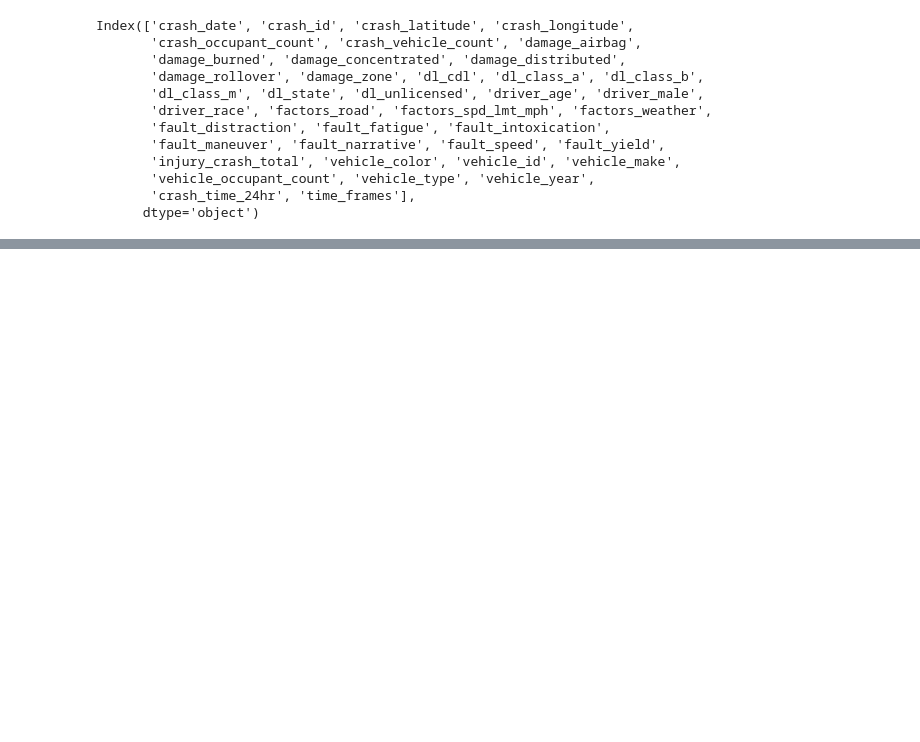
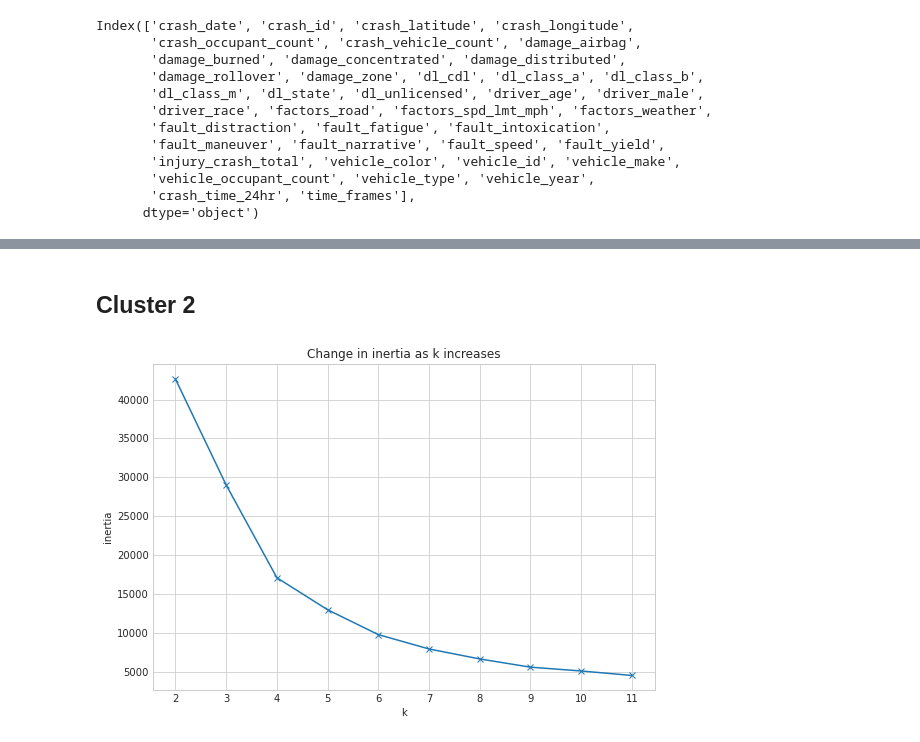
Before and after one commit to RAXR-Capstone/project_danger_zone, a Jupyter notebook: work_space/RobertWorkspace/robert_scratch-Copy1.ipynb, the cells around one changed output, grey strips where cells are left out. Saved outputs shown, nothing was run; the diff lists cells and outputs as text; code cells hidden in the pictures; blank space fills up the shorter version.

```diff
--- a/work_space/RobertWorkspace/robert_scratch-Copy1.ipynb
+++ b/work_space/RobertWorkspace/robert_scratch-Copy1.ipynb
@@ -348,0 +392,7 @@ plt.show()
+# %%
+#Prints out inertia of k
+for k in range(2, 14):
+    kmeans = KMeans(n_clusters= k)
+    kmeans.fit(X_scaled)
+    kmeans.inertia_
+    print(kmeans.inertia_)
@@ -348,0 +412,9 @@ plt.show()
+# %%
+#Utilize the kmeans
+kmeans = KMeans(n_clusters = 10)
+kmeans.fit(X_scaled)
+kmeans.fit(T_scaled)
+train['speed_occup_dz'] = kmeans.predict(X_scaled)
+test['speed_occup_dz'] = kmeans.predict(T_scaled)
+# %% [markdown]
+## Cluster 2
@@ -348,0 +423,21 @@ plt.show()
+# %%
+# will utilize two features
+X = train[['factors_spd_lmt_mph','fault_yield','vehicle_occupant_count']]
+Xt = test[['factors_spd_lmt_mph','fault_yield','vehicle_occupant_count']]
+# %%
+#scaling the features
+scaler = StandardScaler().fit(X)
+X_scaled = pd.DataFrame(scaler.transform(X), columns= X.columns).set_index([X.index.values])
+T_scaled = pd.DataFrame(scaler.transform(Xt), columns= Xt.columns).set_index([Xt.index.values])
+# %%
+# use elbow method
+with plt.style.context('seaborn-whitegrid'):
+    plt.figure(figsize=(9, 6))
+    pd.Series({k: KMeans(k).fit(X_scaled).inertia_ for k in range(2, 12)}).plot(marker='x')
+    plt.xticks(range(2, 12))
+    plt.xlabel('k')
+    plt.ylabel('inertia')
+    plt.title('Change in inertia as k increases')
+    #drop off at 5
+# %% [output]
+[figure, added]
```
Also changed, not shown: parts of 136 cells of this notebook.
